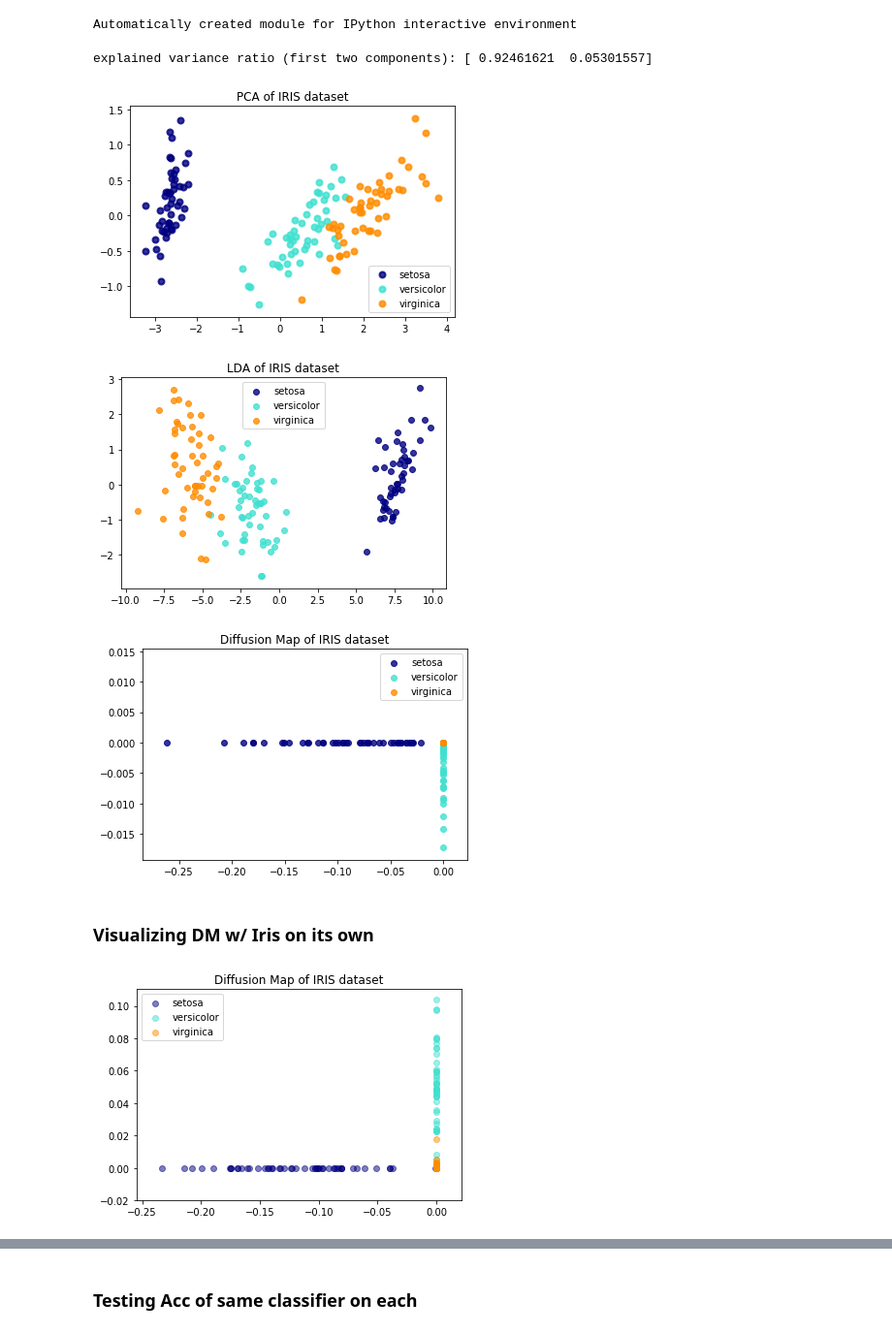
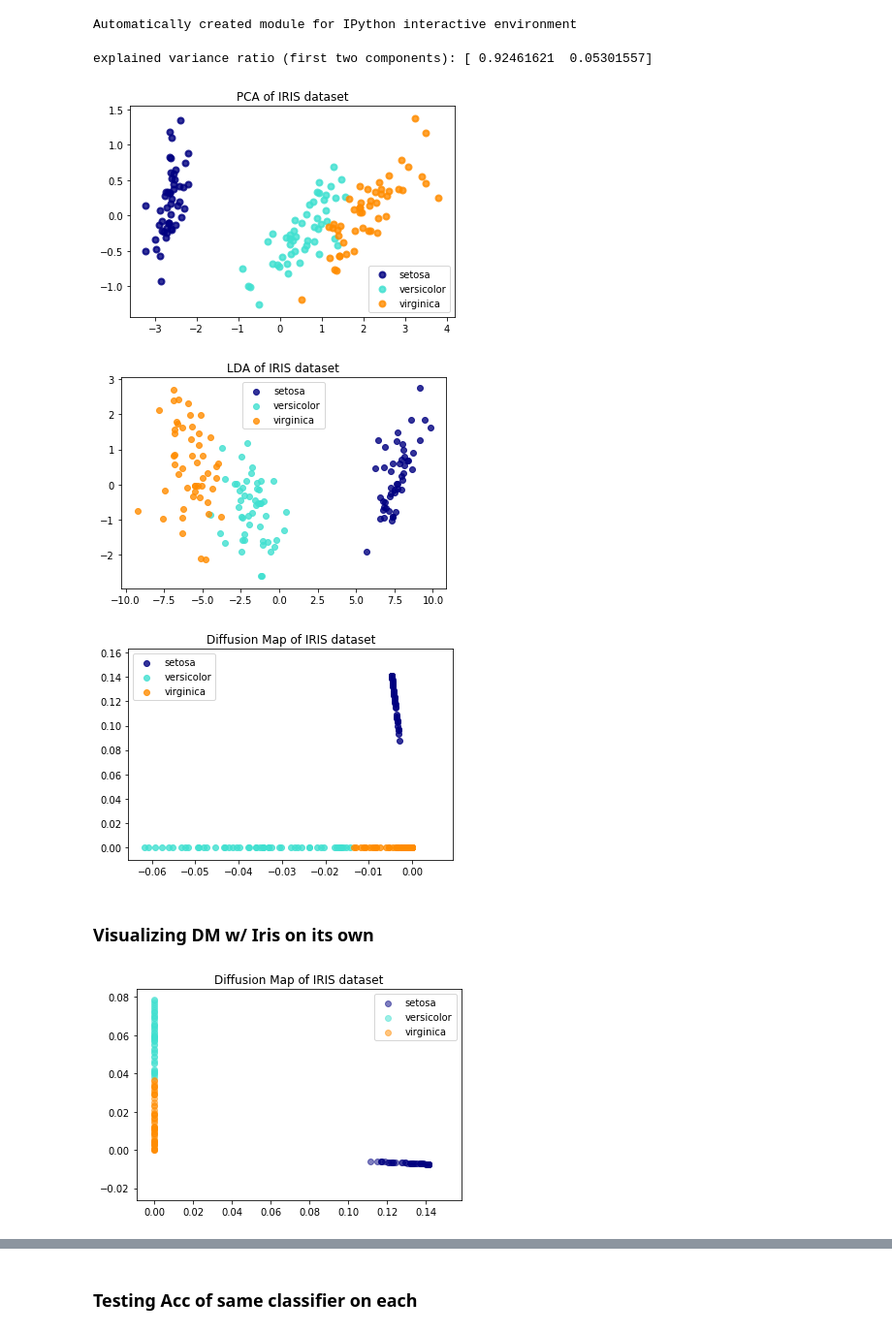
Before and after one commit to quorom/RFK-Diffusion-Map, a Jupyter notebook: Diffusion-Map.ipynb, the cells around one changed output, grey strips where cells are left out. Shown: that part at 97% size. Saved outputs shown, nothing was run; the diff lists cells and outputs as text; code cells hidden in the pictures.

Commit message:
fixed diffusion map, update results

```diff
--- a/Diffusion-Map.ipynb
+++ b/Diffusion-Map.ipynb
@@ -122,25 +119,23 @@ def diffusion_map_RBF(data, m, t=1, alpha=1):
 
     # 2. Create diffusion matrix (P - the row normalized kernel)
     P = kernel_matrix / np.sum(kernel_matrix, axis=1).reshape(-1, 1)
-
+    P = np.linalg.matrix_power(P, t)
 
     # 3. Calculate the eigenvectors of the diffusion matrix.
-    # eigen_vals, eigen_vecs = scipy.linalg.eig(P) #np.linalg.eig(P)
-    # Note we use SVD instead of linalg.eig due to numerical stability
-    u,d,v = np.linalg.svd(P)
-    eigen_vals = d**2 # Sigma values are sqrt(eigen values)
-    eigen_vecs = v.T  # columns of v.T are the eigen vectors...
+    eigen_vals, eigen_vecs = np.linalg.eig(P)
 
-    eigen_vals = eigen_vals**t
+    #A = list(zip(eigen_vals, eigen_vecs.T))
+    #A.sort(reverse=True)
+    #B = list(zip(*A))
+    #eigen_vals, eigen_vecs = np.array(B[0]), np.array(B[1])
+    #eigen_vecs = eigen_vecs.T
 
-    # Sort the eigen vectors by the eigen value
     idx = np.argsort(eigen_vals)[::-1]
     eigen_vecs = eigen_vecs[:, idx]
     eigen_vals = eigen_vals[idx]
 
     # 4. Map to the d-dimensional diffusion space at time t,
     #    using the d dominant eigenvectors and -values as
-    eigen_vals = eigen_vals**t
     for i in range(len(data)):
         row = (eigen_vals[i] * eigen_vecs[i , :])
         # Reduce the diffusion matrix to dimension m
@@ -213,23 +220,23 @@ plt.show()
 explained variance ratio (first two components): [ 0.92461621  0.05301557]
 [figure]
 [figure]
-[figure, old version]
+[figure, new version]
 # %% [markdown]
 ### Visualizing DM w/ Iris on its own
 # %%
-X_r3 = diffusion_map_RBF(X, m=2, t=1, alpha=.045)
+X_r3 = diffusion_map_RBF(X, m=2, t=1, alpha=.05)
 
 colors = ['navy', 'turquoise', 'darkorange']
 plt.figure()
 for color, i, target_name in zip(colors, [0, 1, 2], target_names):
     plt.scatter(X_r3[y == i, 0], X_r3[y == i, 1], alpha=.5, color=color,
                 label=target_name)
 plt.legend(loc='best', shadow=False, scatterpoints=1)
 plt.title('Diffusion Map of IRIS dataset')
 
 plt.show()
 # %% [output]
-[figure, old version]
+[figure, new version]
 # %%
 colors = ['red']
 plt.figure()
```
Also changed, not shown: parts of 10 cells of this notebook.
